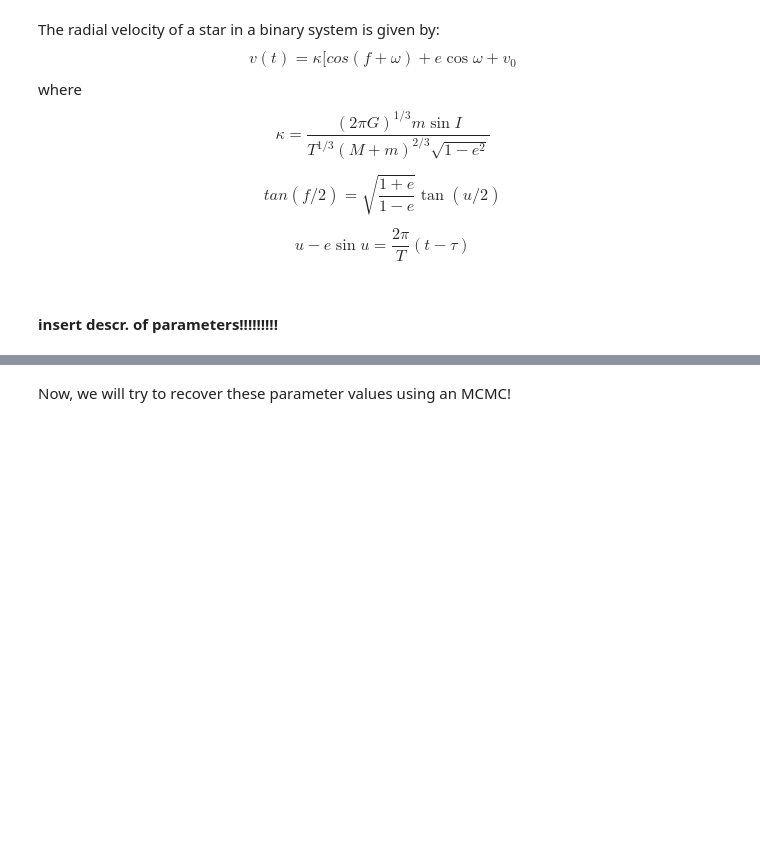
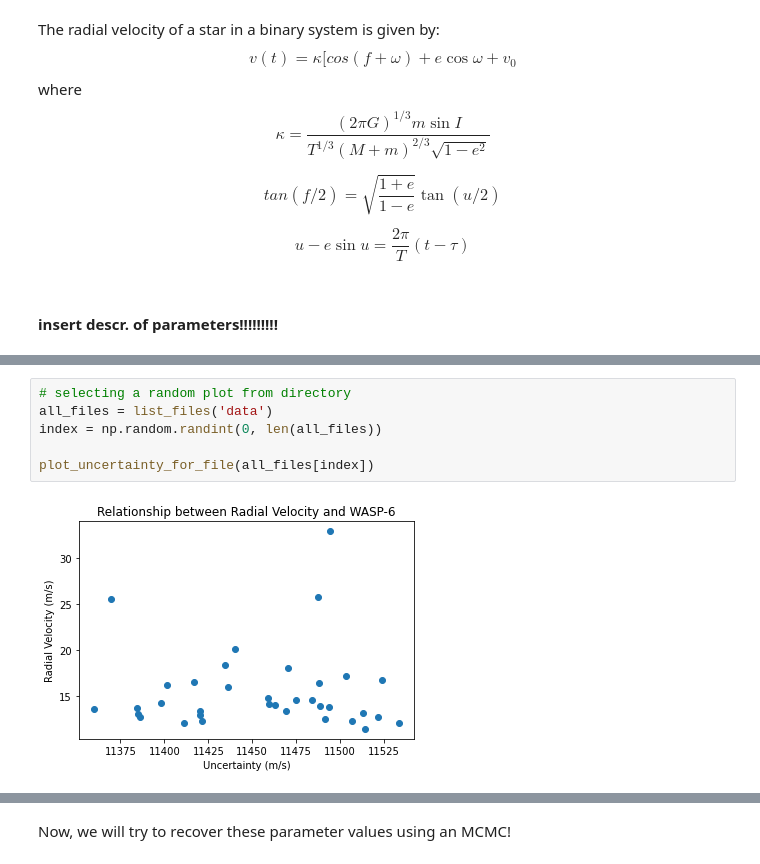
Before and after one commit to nicolexu07/PHYS321-finalproj, a Jupyter notebook: Exoplanet_Parameter_Detection.ipynb, the cells around one changed output, grey strips where cells are left out. Cells and saved outputs as stored; diff of their text form; blank space fills up the shorter version.

```diff
--- a/Exoplanet_Parameter_Detection.ipynb
+++ b/Exoplanet_Parameter_Detection.ipynb
@@ -60,0 +49,8 @@ Finally, we will add random Gaussian noise to each simulated radial velocity val
+# %%
+# selecting a random plot from directory
+all_files = list_files('data')
+index = np.random.randint(0, len(all_files))
+
+plot_uncertainty_for_file(all_files[index])
+# %% [output]
+[figure, added]
```
Also changed, not shown: parts of 19 cells of this notebook.
